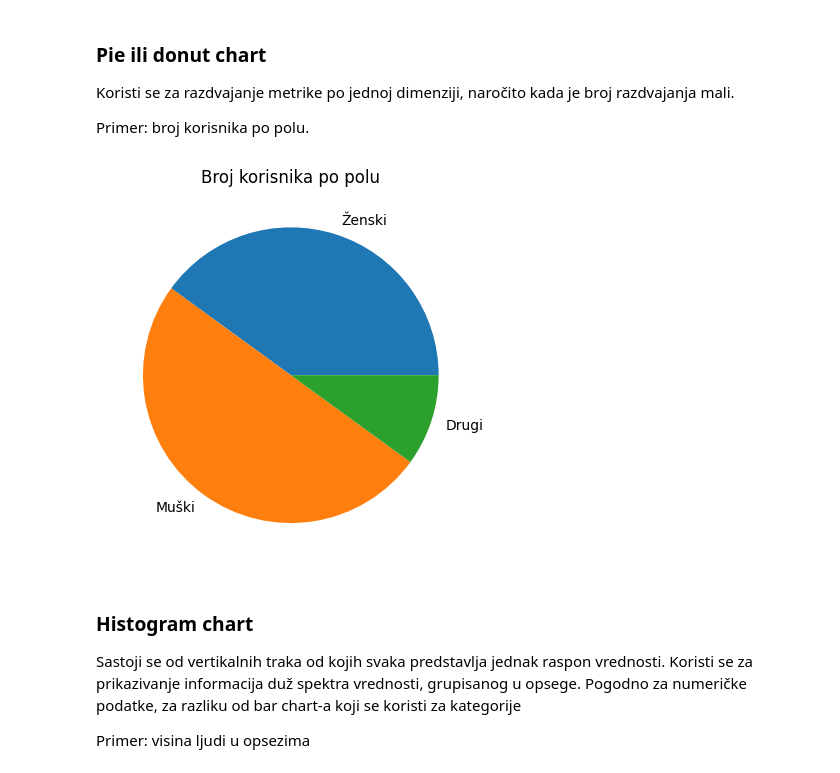
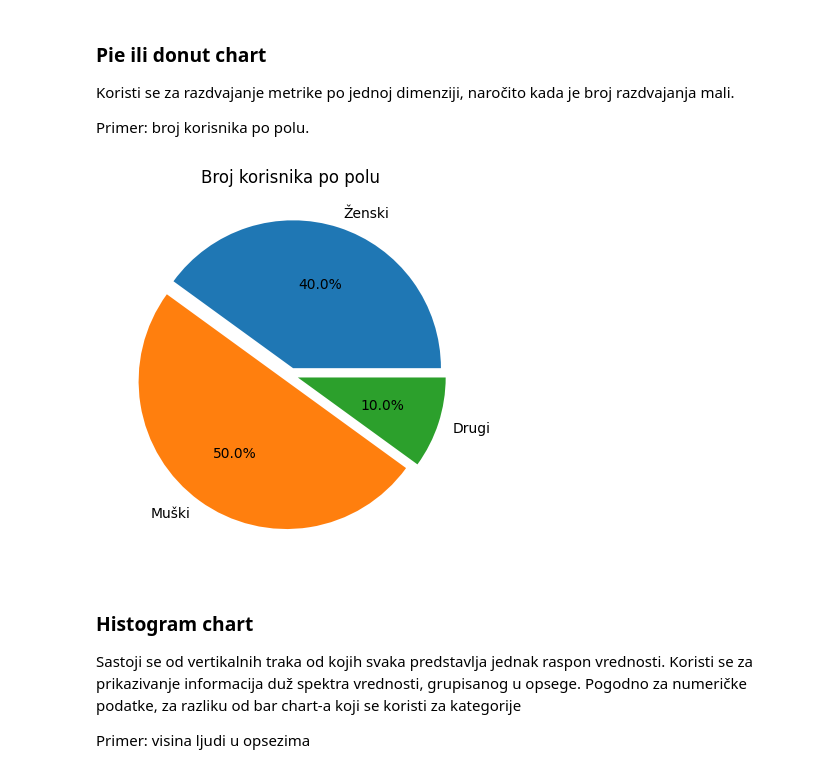
Before and after one commit to TLazarevic/data-analysis-lab, a Jupyter notebook: matplotlib.ipynb, the cells around one changed output. Cells and saved outputs as stored; diff of their text form; code cells hidden in the pictures.

```diff
--- a/matplotlib.ipynb
+++ b/matplotlib.ipynb
@@ -194,19 +198,19 @@ Primer: broj korisnika po polu.
 # %%
 # napravi podatke:
 labels = ['Ženski', 'Muški', "Drugi"]
 sizes = [40, 50, 10]
 
 # iscrtaj:
 
 fig, ax = plt.subplots()
 
-ax.pie(sizes, labels=labels)
+ax.pie(sizes, labels=labels, explode= (0.05, 0.05, 0.05), autopct='%1.1f%%')
 
 ax.set_title("Broj korisnika po polu")
 
 plt.show()
 # %% [output]
-[figure, old version]
+[figure, new version]
 # %% [markdown]
 ### Histogram chart
 
```
Also changed, not shown: parts of 4 cells of this notebook.
